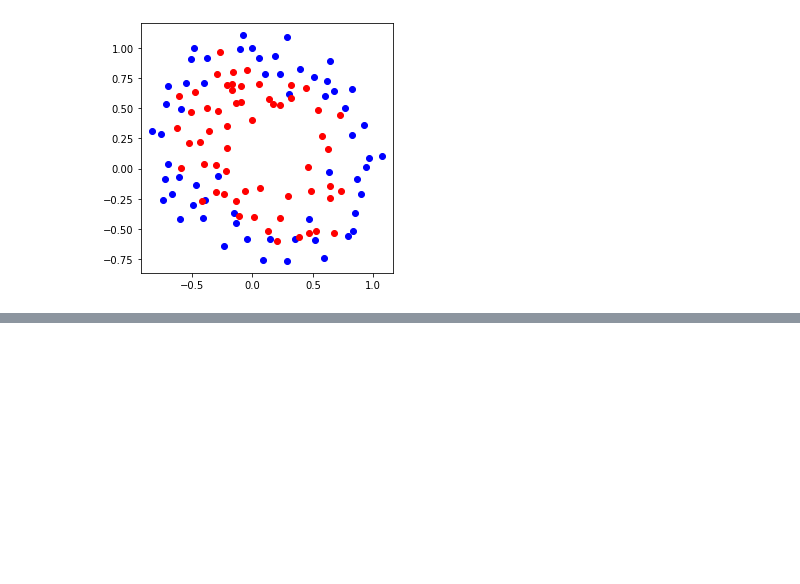
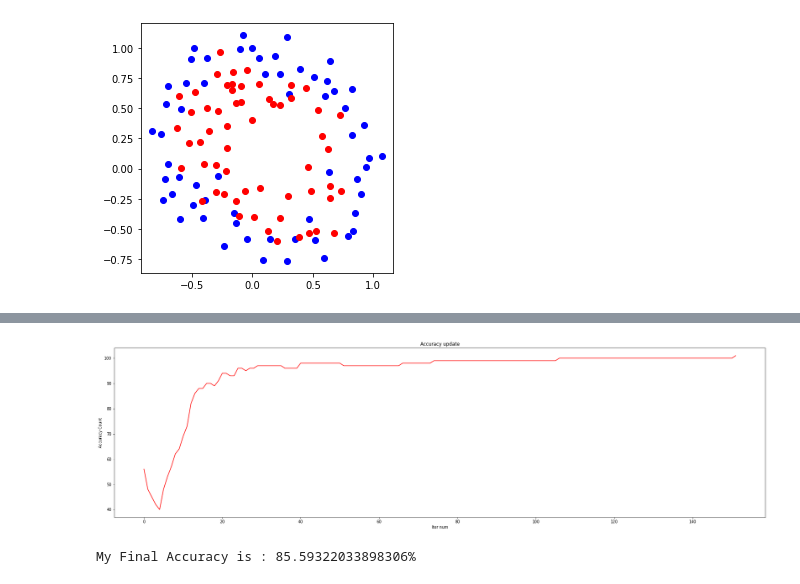
Before and after one commit to RyuJaesang/MachineLearing, a Jupyter notebook: assignment06/MachineLearningAssignment06-2.ipynb, the cells around one changed output, grey strips where cells are left out. Saved outputs shown, nothing was run; the diff lists cells and outputs as text; code cells hidden in the pictures; blank space fills up the shorter version.

```diff
--- a/assignment06/MachineLearningAssignment06-2.ipynb
+++ b/assignment06/MachineLearningAssignment06-2.ipynb
@@ -196,0 +220,14 @@ while(1):
+# %%
+#Visualize of Estimated Parameters
+plt.figure(figsize=(30, 8))
+plt.plot(range(len(accuracy)), accuracy ,c='r')
+plt.title('Accuracy update')
+plt.xlabel('Iter num')
+plt.ylabel('Accuracy Count')
+plt.show()
+# %% [output]
+[figure, added]
+# %%
+print("My Final Accuracy is : " + str(accuracy[-1]/len(x)*100) + "%")
+# %% [output]
+My Final Accuracy is : 85.59322033898306%
```
Also changed, not shown: parts of 4 cells of this notebook.
